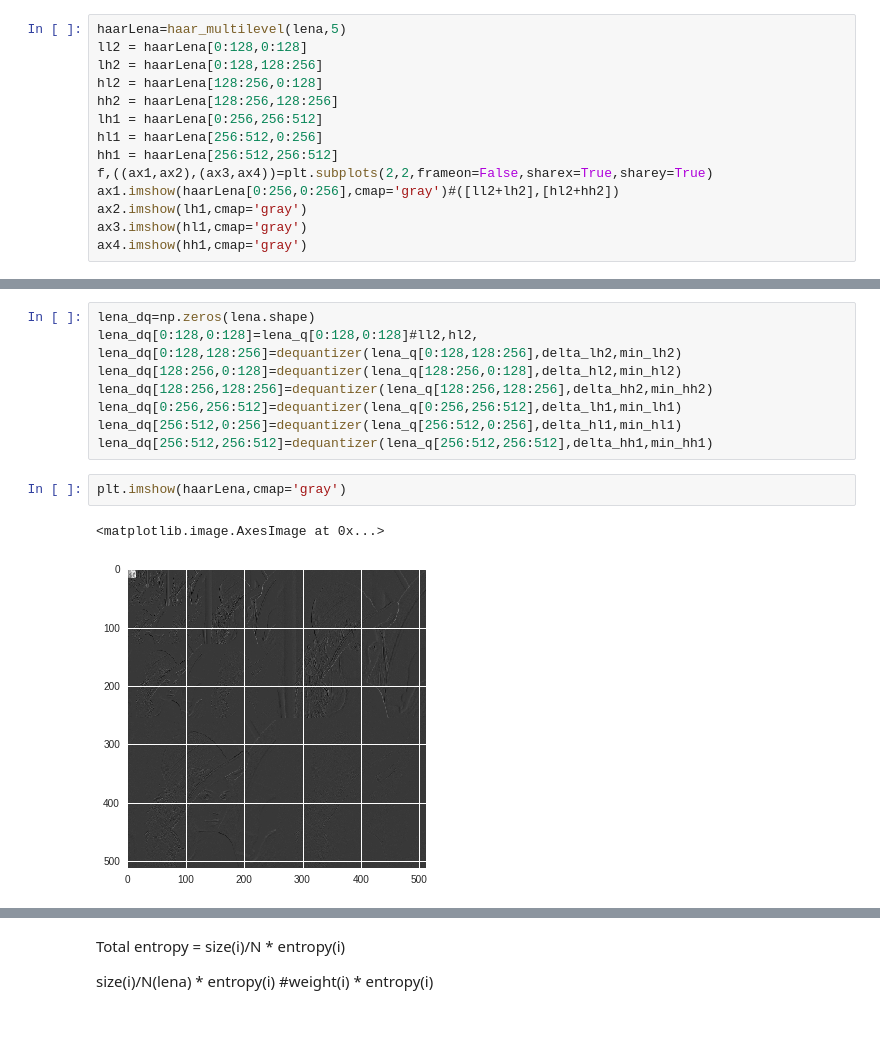
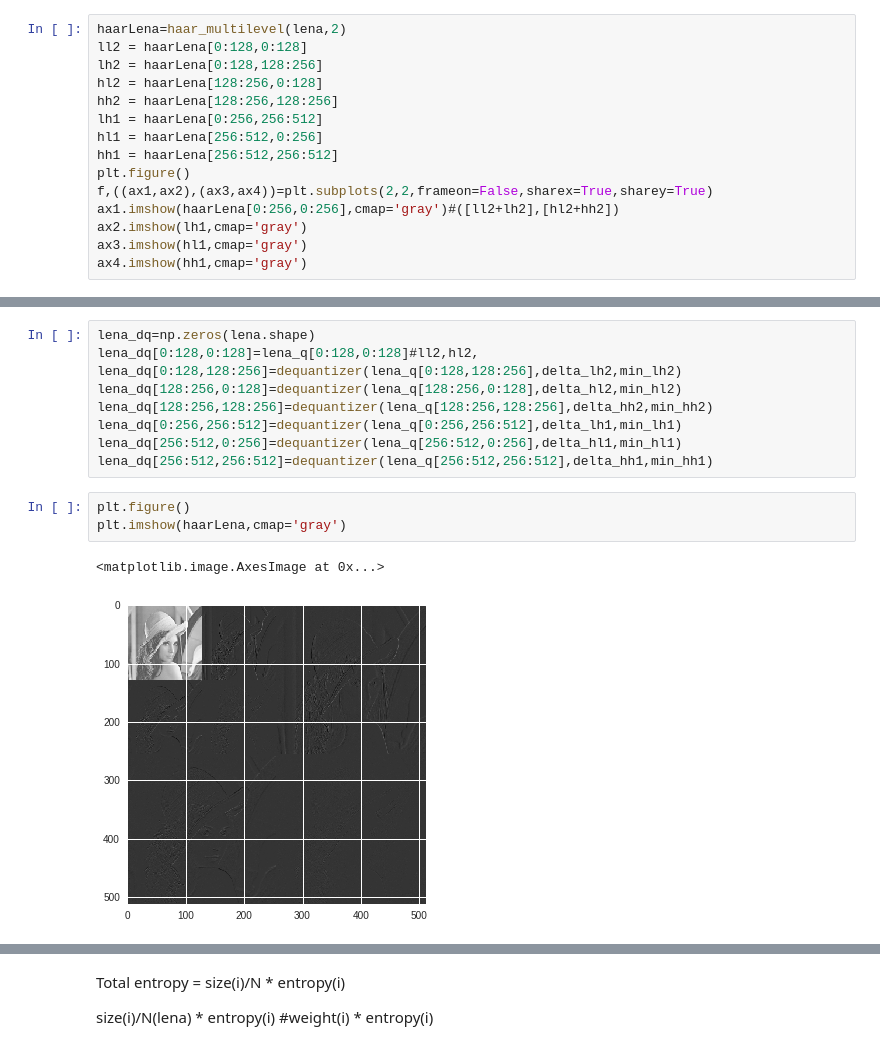
Before and after one commit to alvarogg777/colabCompression, a Jupyter notebook: Compress_Lab3.ipynb, the cells around one changed output, grey strips where cells are left out. Drawn from its saved outputs; the diff is of its cells as text.

```diff
--- a/Compress_Lab3.ipynb
+++ b/Compress_Lab3.ipynb
@@ -25,7 +24,7 @@ lab1.py            lab3.py  __pycache__
 from lab1 import lena,quantizer,dequantizer,shannonEntropy
 from lab2 import reverse_haar_multilevel,haar_multilevel
 # %%
-haarLena=haar_multilevel(lena,5)
+haarLena=haar_multilevel(lena,2)
 ll2 = haarLena[0:128,0:128]
 lh2 = haarLena[0:128,128:256]
 hl2 = haarLena[128:256,0:128]
@@ -33,6 +32,7 @@ hh2 = haarLena[128:256,128:256]
 lh1 = haarLena[0:256,256:512]
 hl1 = haarLena[256:512,0:256]
 hh1 = haarLena[256:512,256:512]
+plt.figure()
 f,((ax1,ax2),(ax3,ax4))=plt.subplots(2,2,frameon=False,sharex=True,sharey=True)
 ax1.imshow(haarLena[0:256,0:256],cmap='gray')#([ll2+lh2],[hl2+hh2])
 ax2.imshow(lh1,cmap='gray')
@@ -177,8 +183,9 @@ lena_dq[0:256,256:512]=dequantizer(lena_q[0:256,256:512],delta_lh1,min_lh1)
 lena_dq[256:512,0:256]=dequantizer(lena_q[256:512,0:256],delta_hl1,min_hl1)
 lena_dq[256:512,256:512]=dequantizer(lena_q[256:512,256:512],delta_hh1,min_hh1)
 # %%
+plt.figure()
 plt.imshow(haarLena,cmap='gray')
 # %% [output]
 <matplotlib.image.AxesImage at 0x...>
-[figure, old version]
+[figure, new version]
 # %%
```
Also changed, not shown: parts of 12 cells of this notebook.
